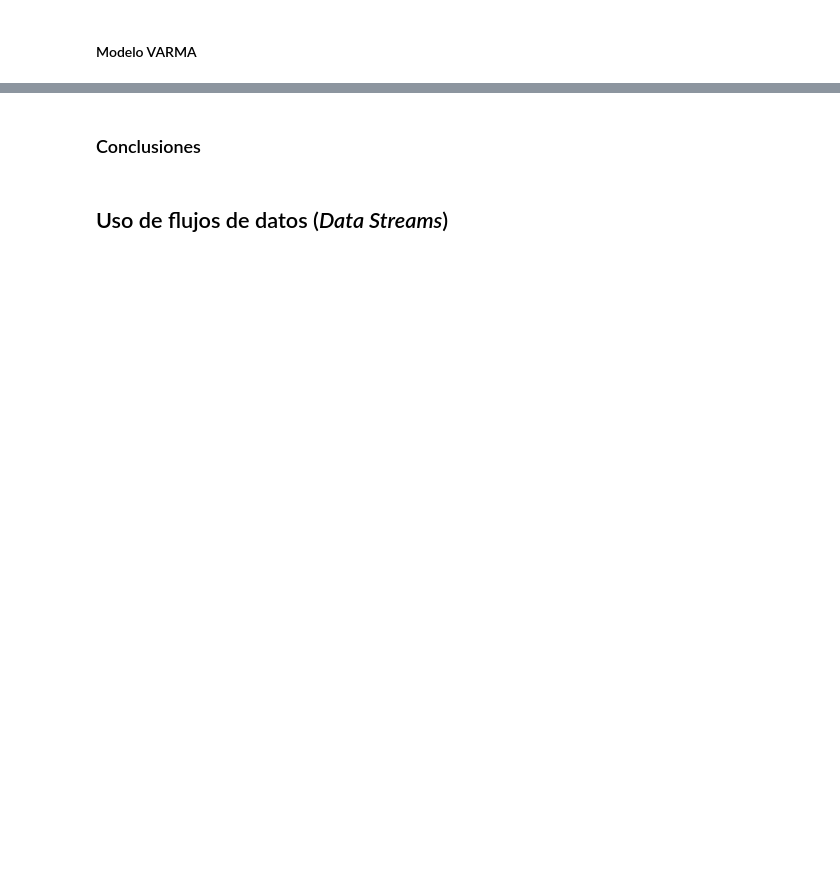
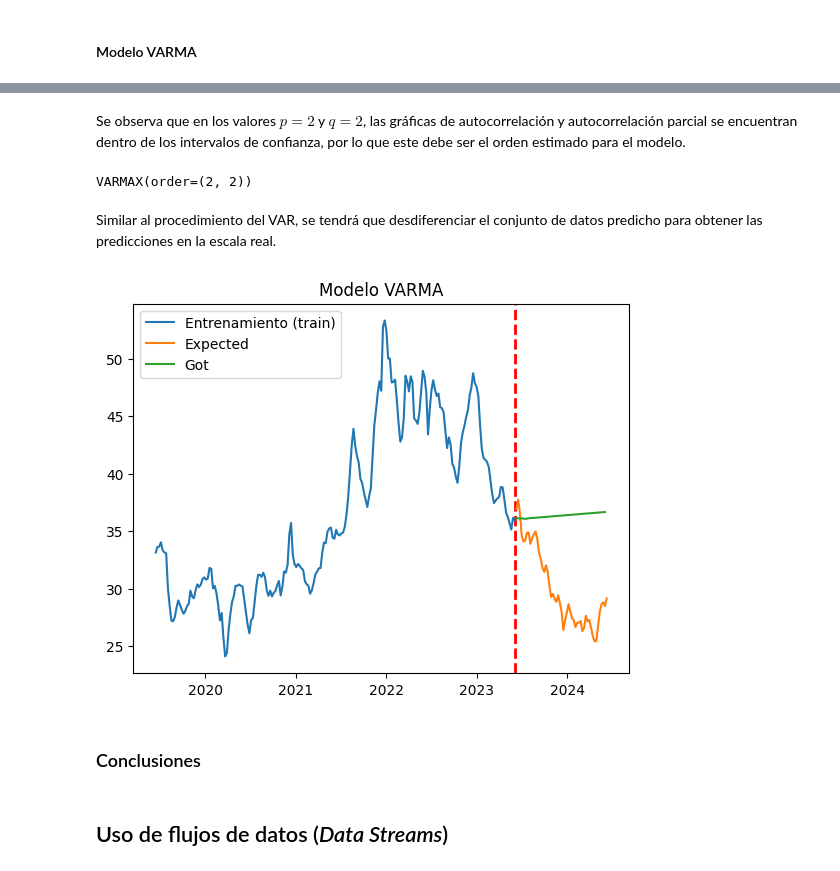
Before and after one commit to alu0101351773/TAAD_practicas, a Jupyter notebook: src/time_series.ipynb, the cells around one changed output, grey strips where cells are left out. Drawn from its saved outputs; the diff is of its cells as text; code cells hidden in the pictures; blank space fills up the shorter version.

```diff
--- a/src/time_series.ipynb
+++ b/src/time_series.ipynb
@@ -799,0 +818,33 @@ from sktime.forecasting.varmax import VARMAX
+# %% [markdown]
+Se observa que en los valores $p=2$ y $q=2$, las gráficas de autocorrelación y autocorrelación parcial se encuentran dentro de los intervalos de confianza, por lo que este debe ser el orden estimado para el modelo.
+# %%
+# Diferenciar y_train
+y_train_diff = y_train.diff().dropna()
+
+P_ORDER = 2
+Q_ORDER = 2
+
+# Entrenar modelo
+forecaster = VARMAX(order=(P_ORDER, Q_ORDER))
+forecaster.fit(y_train_diff)
+
+# Realizar predicciones
+y_pred = forecaster.predict(fh=np.arange(len(y_test)))
+pred_df = pd.DataFrame(y_pred, index=y_test.index, columns=y_test.columns)
+# %% [output]
+VARMAX(order=(2, 2))
+# %% [markdown]
+Similar al procedimiento del VAR, se tendrá que desdiferenciar el conjunto de datos predicho para obtener las predicciones en la escala real.
+# %%
+# Desdiferenciar pred
+last_values = y_train.iloc[-1]
+forecast_original_scale = pred_df.cumsum() + last_values
+# %%
+plot_prediction_results(
+    y_train['pfizer_adj_close'],
+    y_test['pfizer_adj_close'],
+    forecast_original_scale['pfizer_adj_close'],
+    'Modelo VARMA'
+)
+# %% [output]
+[figure, added]
```
Also changed, not shown: parts of 17 cells of this notebook.
